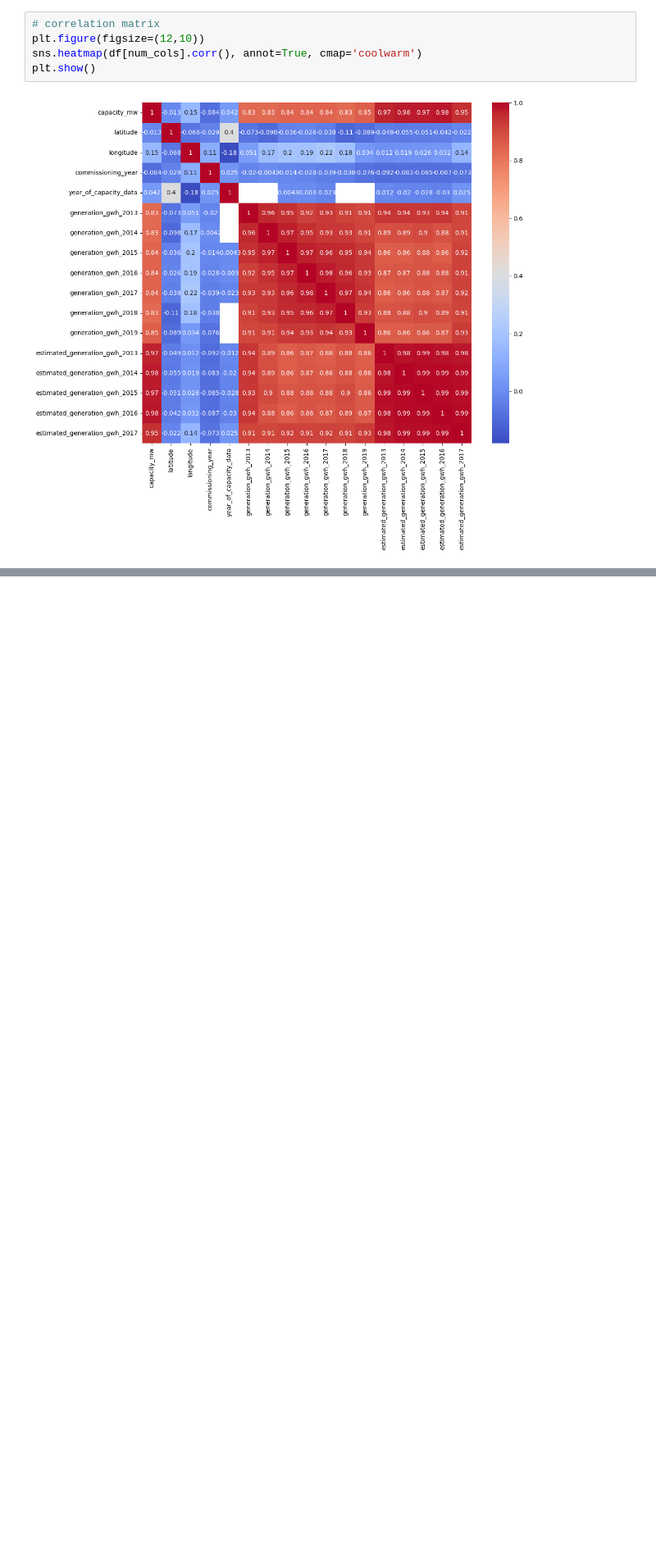
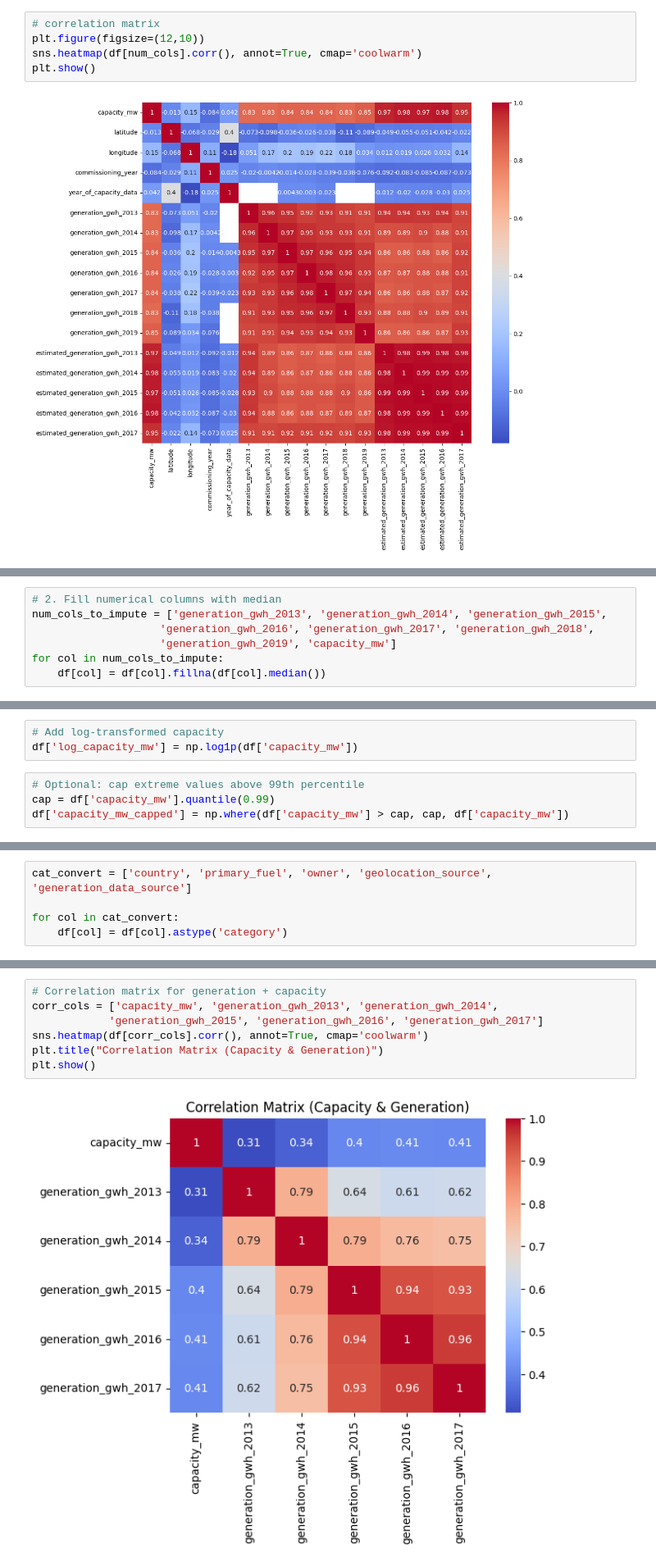
Before and after one commit to erandawi/Global-Energy-Infrastructure-Analysis, a Jupyter notebook: eda.ipynb, the cells around one changed output, grey strips where cells are left out. Shown at 82% size. Saved outputs shown, nothing was run; the diff lists cells and outputs as text; blank space fills up the shorter version.

```diff
--- a/eda.ipynb
+++ b/eda.ipynb
@@ -301,0 +332,7 @@ plt.show()
+# %%
+# 2. Fill numerical columns with median
+num_cols_to_impute = ['generation_gwh_2013', 'generation_gwh_2014', 'generation_gwh_2015',
+                    'generation_gwh_2016', 'generation_gwh_2017', 'generation_gwh_2018',
+                    'generation_gwh_2019', 'capacity_mw']
+for col in num_cols_to_impute:
+    df[col] = df[col].fillna(df[col].median())
@@ -301,0 +347,7 @@ plt.show()
+# %%
+# Add log-transformed capacity
+df['log_capacity_mw'] = np.log1p(df['capacity_mw'])
+# %%
+# Optional: cap extreme values above 99th percentile
+cap = df['capacity_mw'].quantile(0.99)
+df['capacity_mw_capped'] = np.where(df['capacity_mw'] > cap, cap, df['capacity_mw'])
@@ -301,0 +356,5 @@ plt.show()
+# %%
+cat_convert = ['country', 'primary_fuel', 'owner', 'geolocation_source', 'generation_data_source']
+
+for col in cat_convert:
+    df[col] = df[col].astype('category')
@@ -301,0 +391,9 @@ plt.show()
+# %%
+# Correlation matrix for generation + capacity
+corr_cols = ['capacity_mw', 'generation_gwh_2013', 'generation_gwh_2014',
+            'generation_gwh_2015', 'generation_gwh_2016', 'generation_gwh_2017']
+sns.heatmap(df[corr_cols].corr(), annot=True, cmap='coolwarm')
+plt.title("Correlation Matrix (Capacity & Generation)")
+plt.show()
+# %% [output]
+[figure, added]
```
Also changed, not shown: parts of 68 cells of this notebook, 3 other files.
